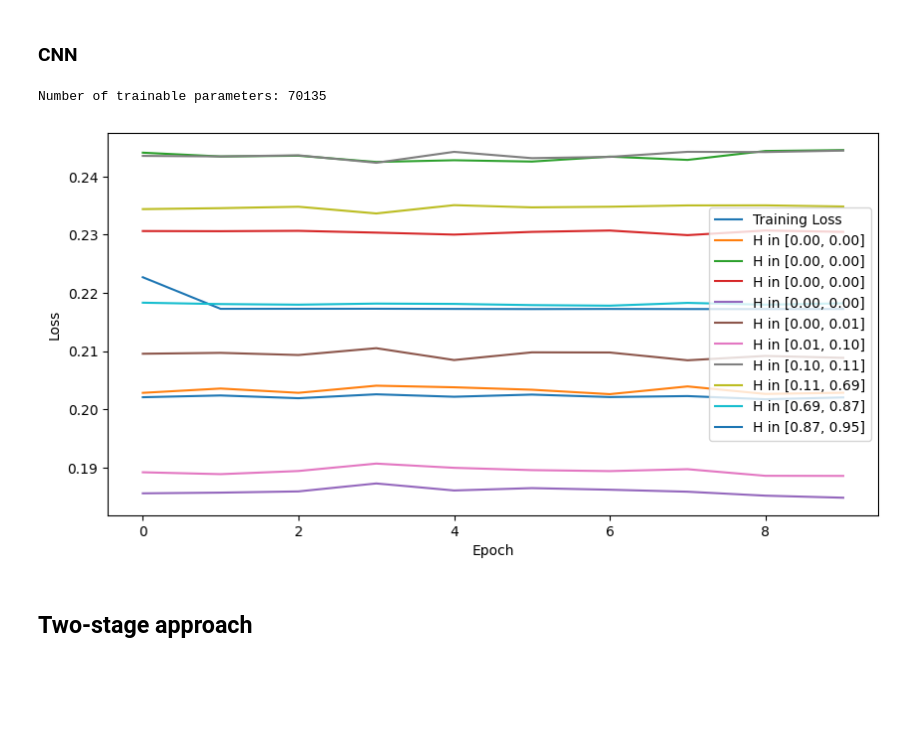
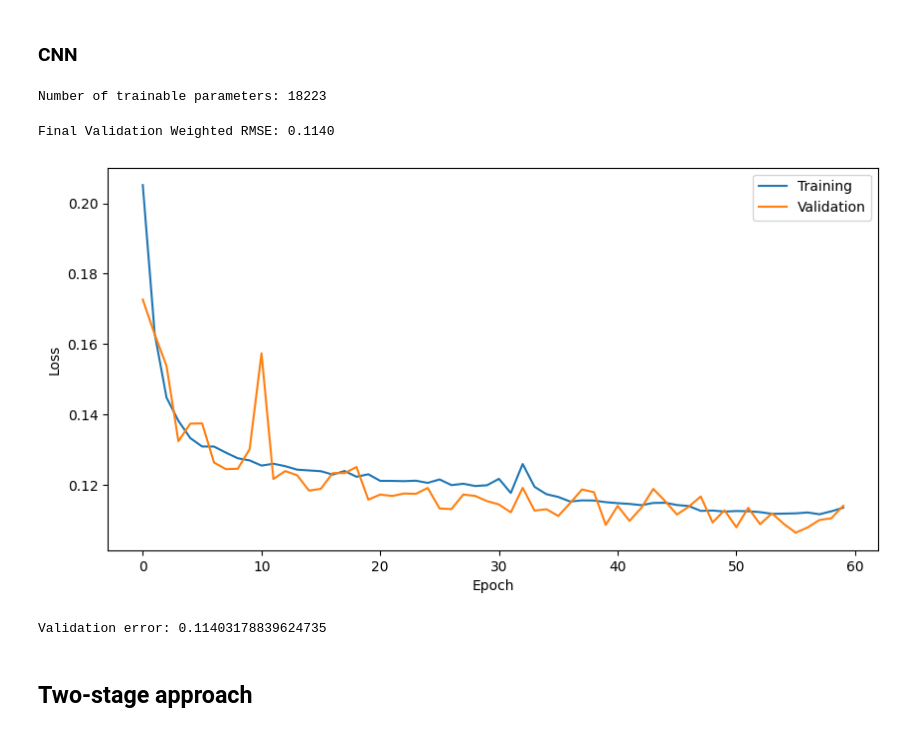
Before and after one commit to killian31/IdGas, a Jupyter notebook: train.ipynb, the cells around one changed output. Drawn from its saved outputs; the diff is of its cells as text; code cells hidden in the pictures; blank space fills up the shorter version.

Commit message:
semifinal train notebook

```diff
--- a/train.ipynb
+++ b/train.ipynb
@@ -370,7 +375,7 @@ try:
         x_test,
         val_data,
         params=params_ramt,
-        uda=False,
+        uda=uda,
         verbose=True,
         plot_losses=True,
         labels=labels,
@@ -535,43 +660,52 @@ Weighted RMSE on validation set: 0.2371
 torch.save(gasdet.state_dict(), "checkpoints/gasdet_base.pth")
 # %% [markdown]
 ### CNN
+# %%
+epochs = 60
+params_cnn = {
+    "model_class": "SensorCNN",
+    "model_params": {
+        "input_dim": x_train.drop("ID", axis=1).shape[1],
+        "embed_dim": 32,
+        "conv_channels": 16,
+        "final_dim": 32,
+        "num_output": y_train.shape[1],
+        "dropout_rate": 0.1,
+    },
+    "training_params": {
+        "n_epochs": epochs,
+        "lr": 5e-3,
+        "weight_decay": 1e-5,
+        "batch_size": 2048,
+        "patience": epochs // 10,
+        "factor": 0.5,
+        "min_lr": 1e-7,
+        "loss": "WeightedRMSELoss",
+    },
+}
 # %%
-params_cnn = {
-    "model_class": "SensorCNN",
-    "model_params": {
-        "input_dim": 13,
-        "embed_dim": 32,
-        "conv_channels": 64,
-        "final_dim": 32,
-        "num_output": 23,
-    },
-    "training_params": {
-        "n_epochs": 10,
-        "lr": 5e-3,
-        "weight_decay": 1e-5,
-        "batch_size": 128,
-        "patience": 2,
-        "factor": 0.5,
-        "min_lr": 1e-7,
-        "loss": "WeightedRMSELoss",
-    },
-}
 try:
     cnn = run_nn_experiment(
         x_train,
         y_train,
         x_test,
         val_data,
         uda=False,
         params=params_cnn,
         lambda_domain=0.25,
         verbose=True,
         plot_losses=True,
         labels=labels,
         zero_weight=1.0,
     )
 except KeyboardInterrupt:
     print("KeyboardInterrupt: Stopping training early.")
 # %% [output]
-Number of trainable parameters: 70135
+Number of trainable parameters: 18223
+Final Validation Weighted RMSE: 0.1140
-[figure, old version]
+[figure, new version]
+# %%
+error = evaluate_model(cnn, x_val, y_val)
+print(f"Validation error: {error}")
+# %% [output]
+Validation error: 0.11403178839624735
```
Also changed, not shown: parts of 38 cells of this notebook, 1 other file.
